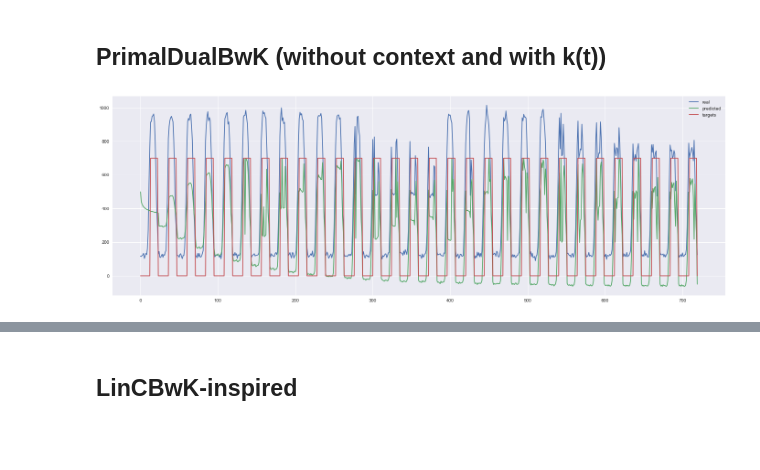
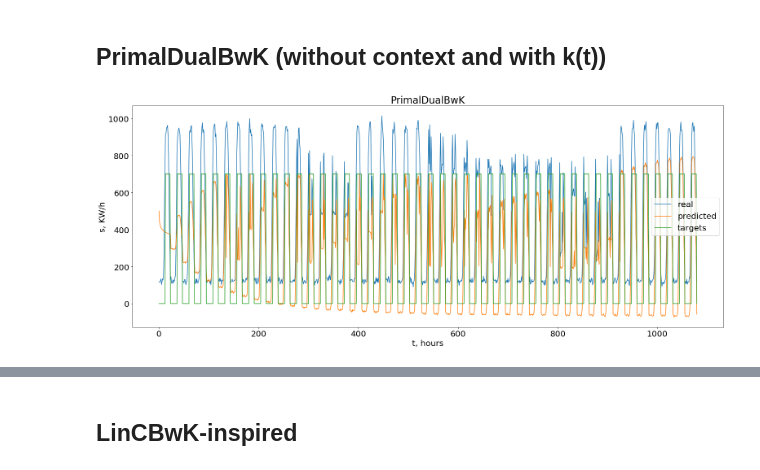
Before and after one commit to aksholokhov/bachelor_thesis, a Jupyter notebook: experiments/ThesisVersion.ipynb, the cells around one changed output, grey strips where cells are left out. Cells and saved outputs as stored; diff of their text form; code cells hidden in the pictures; blank space fills up the shorter version.

Commit message:
Graphs and dump

```diff
--- a/experiments/ThesisVersion.ipynb
+++ b/experiments/ThesisVersion.ipynb
@@ -6,5 +6,7 @@
 %pylab inline
 # %% [output]
 Populating the interactive namespace from numpy and matplotlib
+# %%
+matplotlib.rcParams.update({"font.size":18})
 # %%
 from numpy.random import normal
@@ -221,7 +222,7 @@ delta = 1/10
 gamma = 0.8
 budget_rest = B
 
-for t in tqdm(range(24*30)):
+for t in tqdm(range(24*45)):
     time = t%24
 
     target = operator.get_target()
@@ -253,13 +254,17 @@ for t in tqdm(range(24*30)):
     budget_rest -= accepted
     budget.append(budget_rest)
 # %%
-figure(figsize=(24, 8))
+matplotlib.rcParams.update({"font.size":20})
+figure(figsize=(26, 10))
 plot(real_consumptions, label="real")
 plot(consumption_predictions, label="predicted")
 plot(operator_targets, label="targets")
 legend()
+xlabel("t, hours")
+ylabel("s, KW/h")
+title("PrimalDualBwK")
 show()
 # %% [output]
-[figure, old version]
+[figure, new version]
 # %%
 budget1 = budget
```
Also changed, not shown: parts of 16 cells of this notebook, 1 other file.
